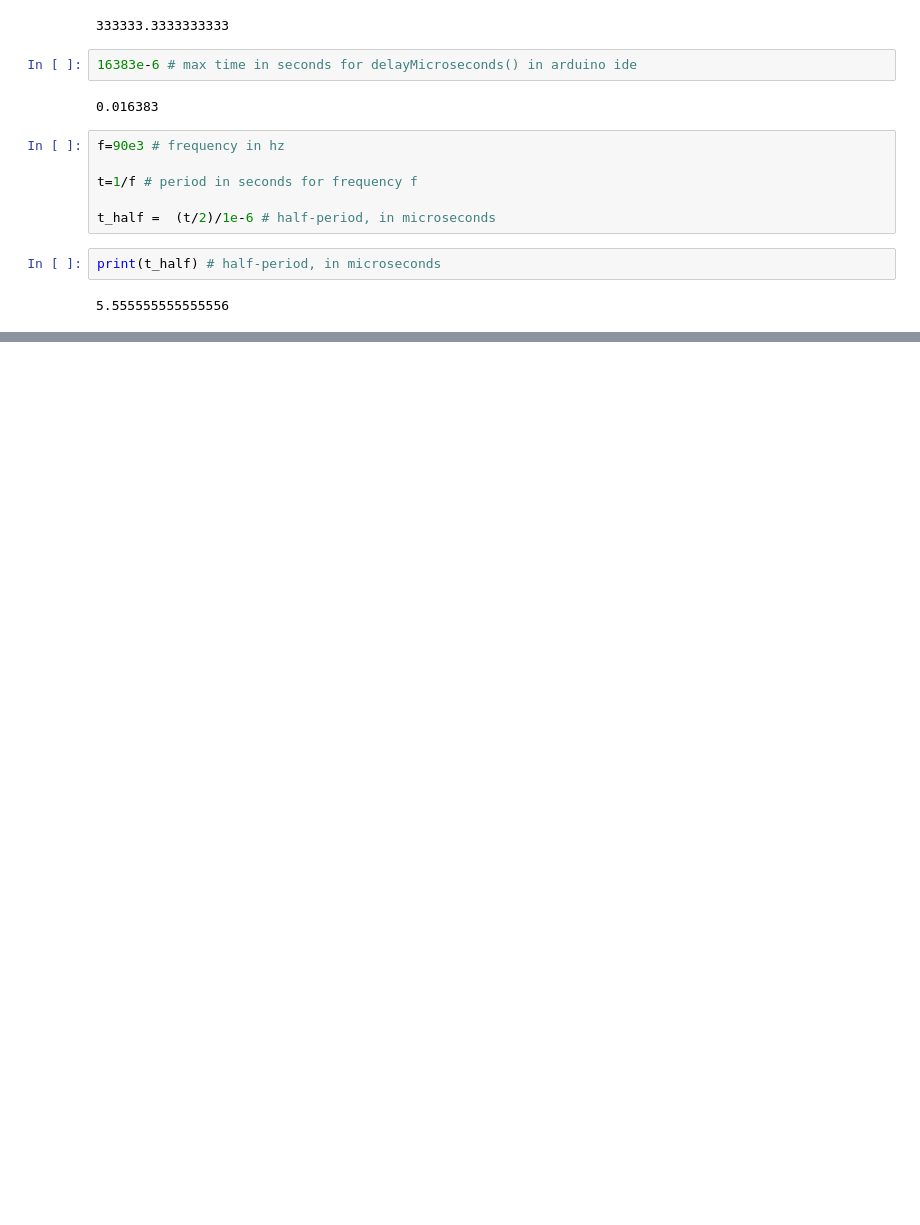
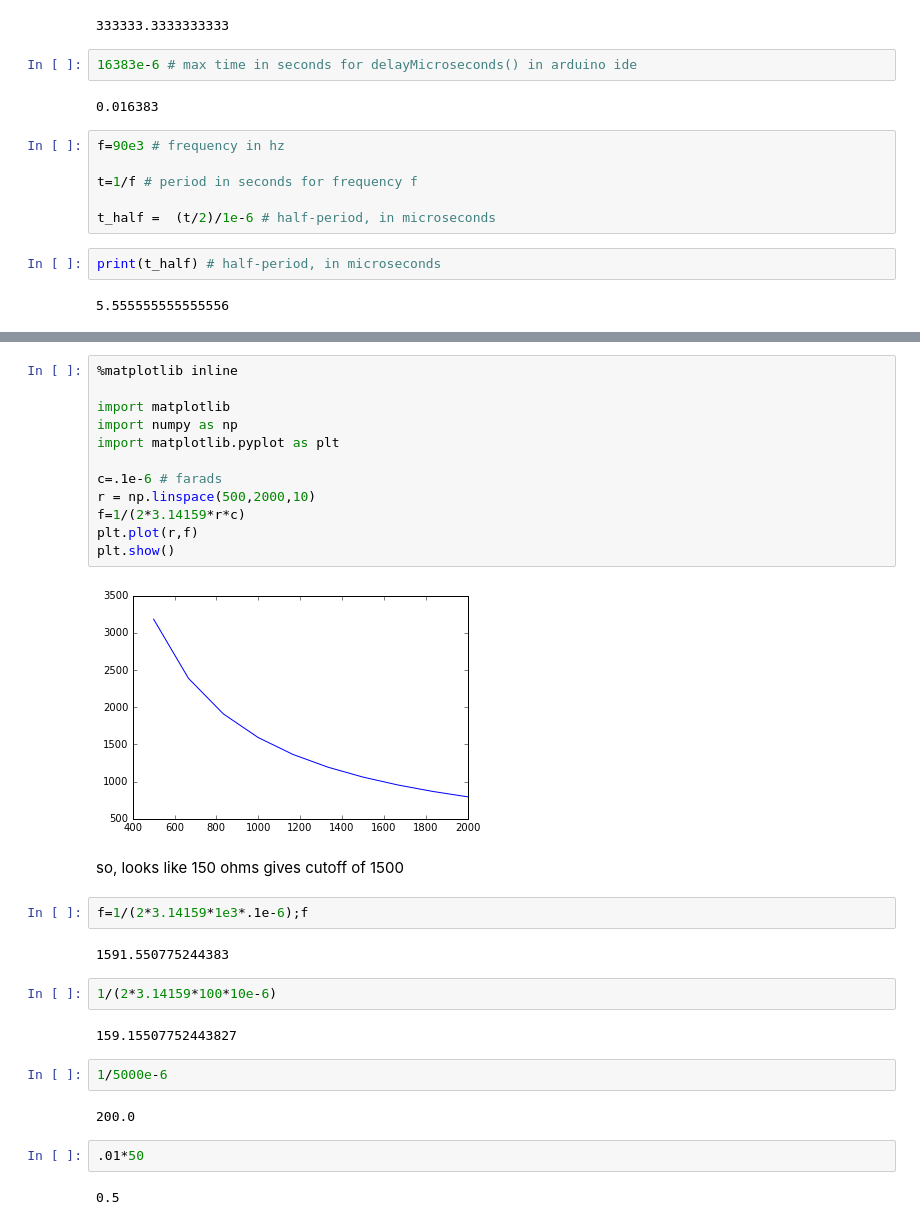
Before and after one commit to koson/conductivity-research, a Jupyter notebook: four_probe.ipynb, the cells around one changed output, grey strips where cells are left out. Drawn from its saved outputs; the diff is of its cells as text; blank space fills up the shorter version.

```diff
--- a/four_probe.ipynb
+++ b/four_probe.ipynb
@@ -386,0 +510,32 @@ print(t_half) # half-period, in microseconds
+# %%
+%matplotlib inline
+
+import matplotlib
+import numpy as np
+import matplotlib.pyplot as plt
+
+c=.1e-6 # farads
+r = np.linspace(500,2000,10)
+f=1/(2*3.14159*r*c)
+plt.plot(r,f)
+plt.show()
+# %% [output]
+[figure, added]
+# %% [markdown]
+so, looks like 150 ohms gives cutoff of 1500
+# %%
+f=1/(2*3.14159*1e3*.1e-6);f
+# %% [output]
+1591.550775244383
+# %%
+1/(2*3.14159*100*10e-6)
+# %% [output]
+159.15507752443827
+# %%
+1/5000e-6
+# %% [output]
+200.0
+# %%
+.01*50
+# %% [output]
+0.5
```
Also changed, not shown: parts of 28 cells of this notebook.
